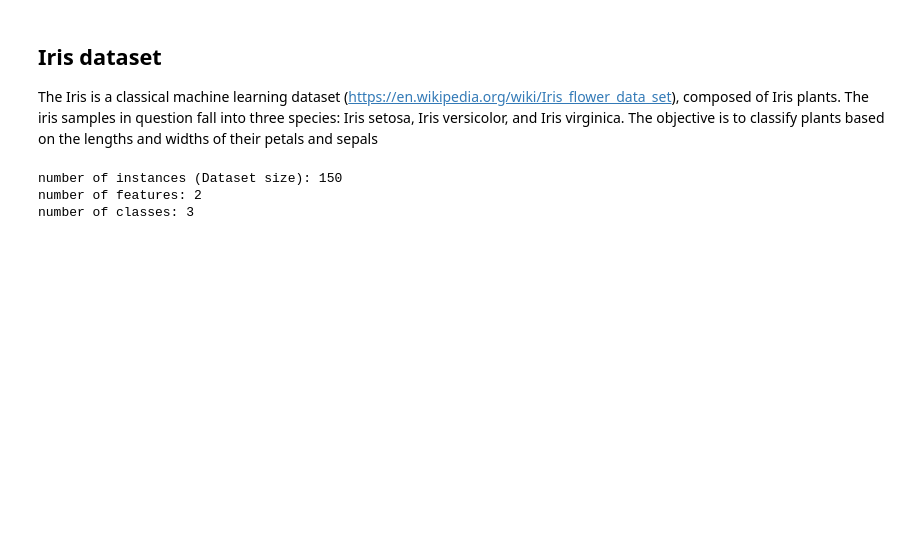
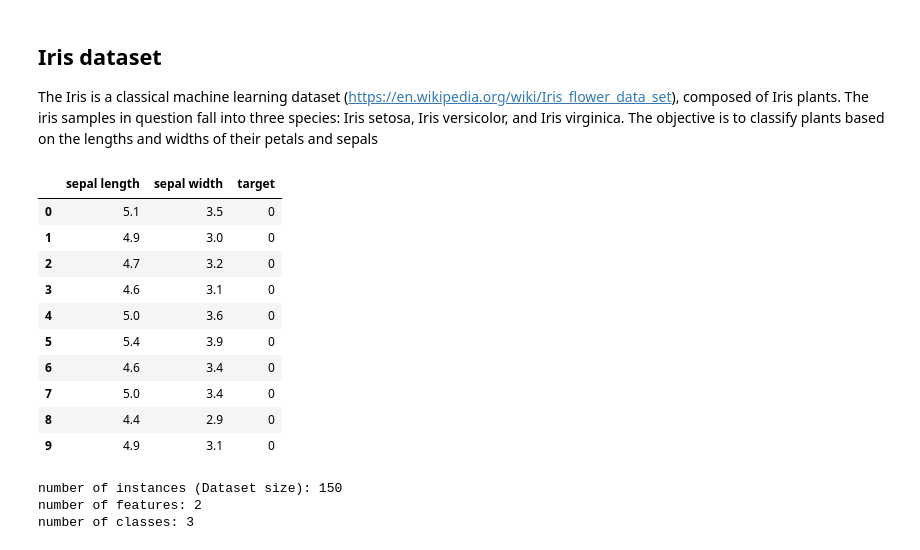
Before and after one commit to abdelrahman-ayad/MiCM-introML-W21, a Jupyter notebook: notebooks/DecisionTrees_Instructor.ipynb, the cells around one changed output. Cells and saved outputs as stored; diff of their text form; code cells hidden in the pictures; blank space fills up the shorter version.

```diff
--- a/notebooks/DecisionTrees_Instructor.ipynb
+++ b/notebooks/DecisionTrees_Instructor.ipynb
@@ -16,3 +16,22 @@ np.random.seed(1234)
 
 The Iris is a classical machine learning dataset (https://en.wikipedia.org/wiki/Iris_flower_data_set), composed of Iris plants.
 The iris samples in question fall into three species: Iris setosa, Iris versicolor, and Iris virginica. The objective is to classify plants based on the lengths and widths of their petals and sepals
+# %%
+# Import the dataset using the sklearn library
+from sklearn import datasets
+dataset = pd.read_csv('Data/IrisDataset.csv')
+
+# Display the first ten rows of dataset
+data.head(10)
+# %% [output]
+|  | sepal length | sepal width | target |
+| 0 | 5.1 | 3.5 | 0 |
+| 1 | 4.9 | 3.0 | 0 |
+| 2 | 4.7 | 3.2 | 0 |
+| 3 | 4.6 | 3.1 | 0 |
+| 4 | 5.0 | 3.6 | 0 |
+| 5 | 5.4 | 3.9 | 0 |
+| 6 | 4.6 | 3.4 | 0 |
+| 7 | 5.0 | 3.4 | 0 |
+| 8 | 4.4 | 2.9 | 0 |
+| 9 | 4.9 | 3.1 | 0 |
```
Also changed, not shown: parts of 10 cells of this notebook, 3 other files.
